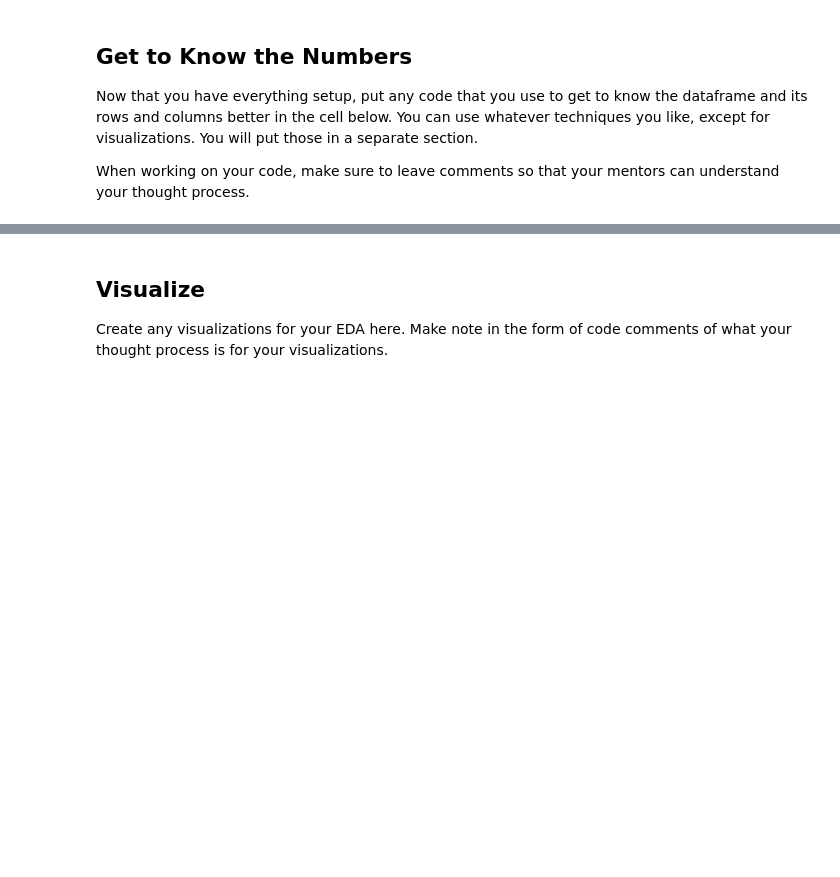
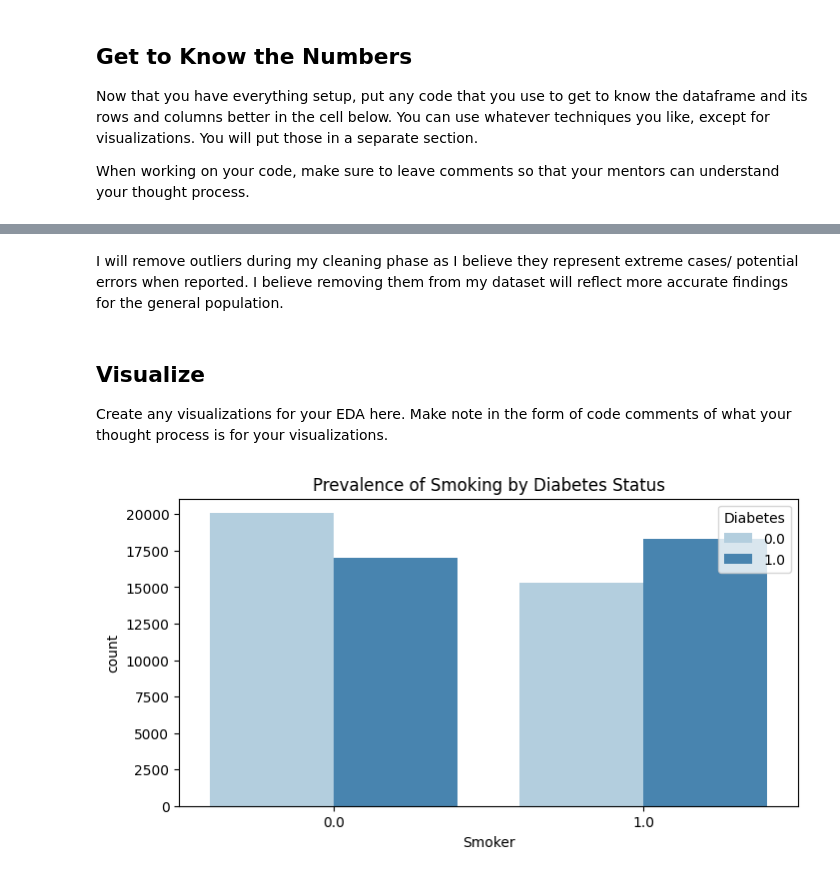
Before and after one commit to mcampbell07/eda-checkpoint, a Jupyter notebook: checkpoint-two.ipynb, the cells around one changed output, grey strips where cells are left out. Saved outputs shown, nothing was run; the diff lists cells and outputs as text; code cells hidden in the pictures; blank space fills up the shorter version.

```diff
--- a/checkpoint-two.ipynb
+++ b/checkpoint-two.ipynb
@@ -313,3 +250,5 @@ No duplicative rows exist in any df.
+# %% [markdown]
+I will remove outliers during my cleaning phase as I believe they represent extreme cases/ potential errors when reported. I believe removing them from my dataset will reflect more accurate findings for the general population.
 # %% [markdown]
 ## Visualize
 
@@ -318,0 +256,12 @@ Create any visualizations for your EDA here. Make note in the form of code comme
+# %%
+# chart to help visualize smoking patterns prevalance in those who have and don't have diabetes
+
+plt.figure(figsize=(8,4))
+sns.countplot(x='Smoker',hue='Diabetes', data=diabetes_df, palette='Blues')
+plt.title("Prevalence of Smoking by Diabetes Status")
+plt.xlabel('Smoker')
+plt.show()
+
+# smoking has the inverse relationship when looking at those who have and do not have diabetes
+# %% [output]
+[figure, added]
```
Also changed, not shown: parts of 31 cells of this notebook.
